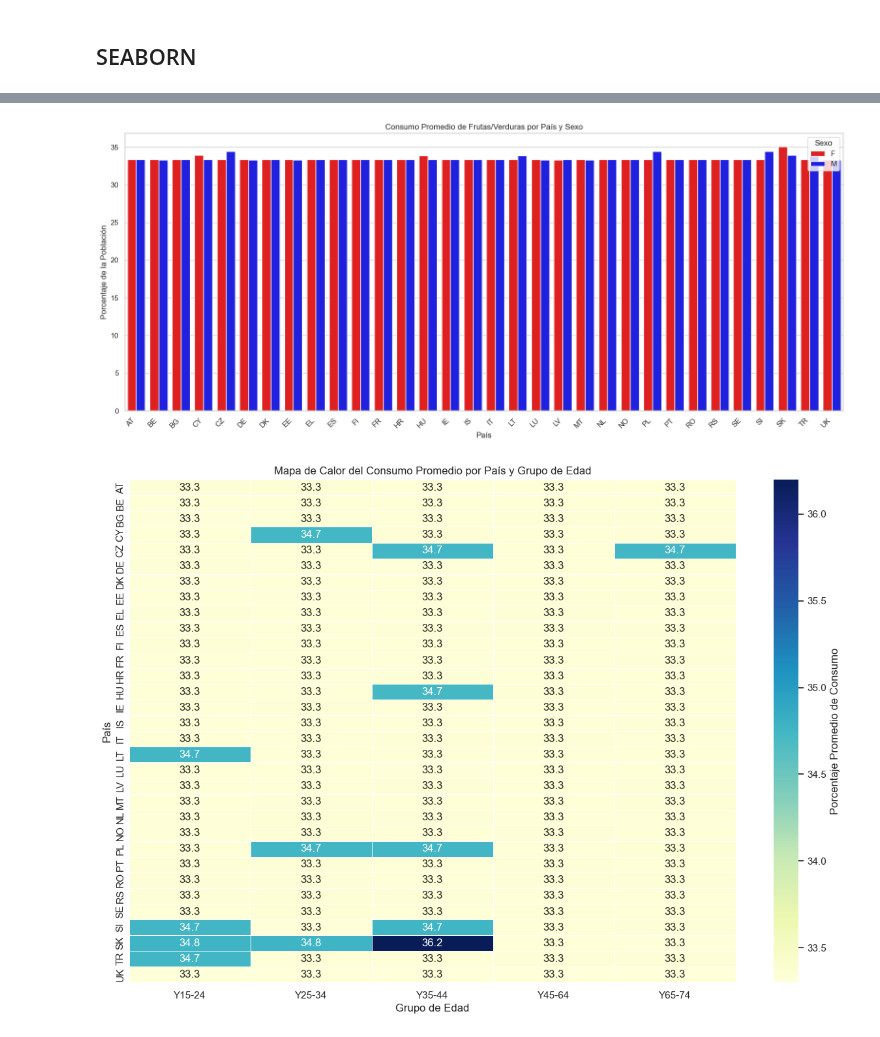
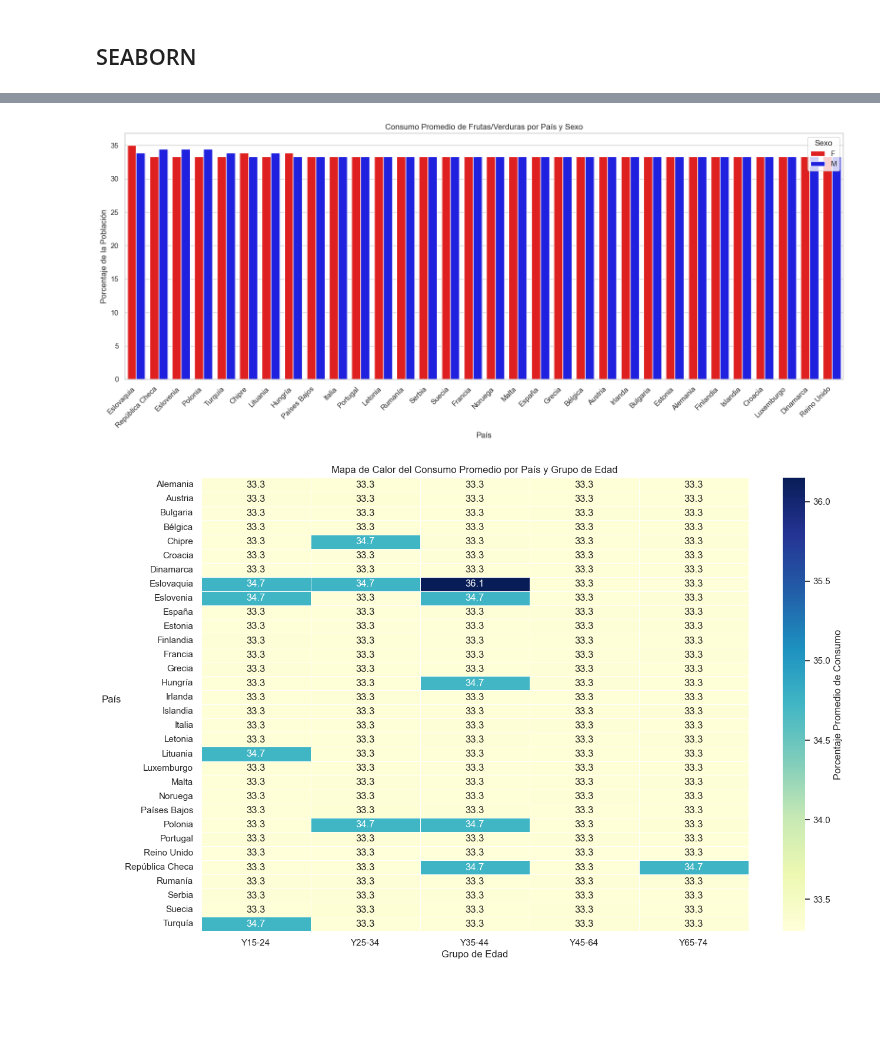
Before and after one commit to AntonioDavid333/Mental-Health-Data-Analysis, a Jupyter notebook: fruitsVegetablesConsumption.ipynb, the cells around one changed output, grey strips where cells are left out. Saved outputs shown, nothing was run; the diff lists cells and outputs as text; code cells hidden in the pictures; blank space fills up the shorter version.

```diff
--- a/fruitsVegetablesConsumption.ipynb
+++ b/fruitsVegetablesConsumption.ipynb
@@ -32,7 +32,7 @@ df.head()
 #EXTRAER EL ÚLTIMO AÑO
 ultimoAnio=df["time"].max()
 print("año:",ultimoAnio)
-df_LastYear=df[df["time"]==ultimoAnio]
+df_LastYear=df[(df["time"] >= 2014) & (df["time"] <= 2019)]
 print('Forma del Dataframe: ',df_LastYear.shape)
 print('Tamaño del Dataframe: ',df_LastYear.size)
 # %% [output]
@@ -389,6 +390,7 @@ mapa_paises = {
     'SE': 'Suecia',
     'SI': 'Eslovenia',
     'SK': 'Eslovaquia',
+    'IS': 'Islandia',
 
     # Países no UE o totales de grupos
     'GB': 'Reino Unido',
@@ -405,7 +407,8 @@ mapa_paises = {
 
 
 
-df_edadPais=df_limpio.groupby(["country","age"])["value"].mean().reset_index()
+df_edadPais=df_limpio.groupby(["country","time","age"])["value"].mean().reset_index()
+df_limpio["country"]=df_limpio["country"].replace(mapa_paises)
 
 # 1. Aplicar el reemplazo a la columna 'country' usando el diccionario de mapeo
 # El método .replace() es seguro y reemplazará solo las claves que encuentre.
@@ -512,10 +513,12 @@ Passing `palette` without assigning `hue` is deprecated and will be removed in v
 # %%
 #Preprocesamiento: Agrupar por país y sexo para el consumo promedio
-df_sex_pais = df_limpio.groupby(['country', 'sex'])['value'].mean().reset_index()
+df_2019 = df_limpio[df_limpio["time"] == 2019]
+df_sex_pais = df_2019.groupby(['country', 'sex'])['value'].mean().reset_index()
+
 
 plt.figure(figsize=(16, 7))
 sns.barplot(
-    data=df_sex_pais.loc[df_sex_pais['sex'].isin(['F', 'M'])], # Filtrar por F, M y TOTAL
+    data=df_sex_pais.loc[df_sex_pais['sex'].isin(['F', 'M'])].sort_values(by='value', ascending=False), # Filtrar por F, M y TOTAL
     x='country',
     y='value',
     hue='sex',#'sex' para separar las barras
@@ -529,26 +532,24 @@ plt.legend(title='Sexo')
 plt.tight_layout()
 plt.show()
 # %% [output]
-[figure, old version]
+[figure, new version]
 # %%
-# 1. Pivoteamos los datos para tener 'country' como índice, 'age' como columnas
-# y el valor promedio 'value' como contenido.
-df_heatmap = df_limpio.groupby(['country', 'age'])['value'].mean().unstack()
+
+df_heatmap = df_2019.groupby(['country', 'age'])['value'].mean().unstack()
 
 plt.figure(figsize=(15, 10))
-# Creamos el mapa de calor
 sns.heatmap(
     df_heatmap,
-    annot=True,       # Muestra el valor numérico en cada celda
-    fmt=".1f",        # Formato de un decimal
-    cmap="YlGnBu",    # Escala de color (Yellow-Green-Blue, ideal para datos de intensidad)
+    annot=True,       #MOSTRAR VALOR
+    fmt=".1f",
+    cmap="YlGnBu",    #Escala de color (Yellow-Green-Blue, ideal para datos de intensidad)
     linewidths=.5,    # Líneas para separar las celdas
     cbar_kws={'label': 'Porcentaje Promedio de Consumo'}
 )
 plt.title('Mapa de Calor del Consumo Promedio por País y Grupo de Edad')
 plt.xlabel('Grupo de Edad')
-plt.ylabel('País')
-plt.yticks(rotation=90, ha="center")
+plt.ylabel('País',rotation=0, ha="right")
+plt.yticks(rotation=0, ha="right")
 plt.show()
 # %% [output]
-[figure, old version]
+[figure, new version]
```
Also changed, not shown: parts of 15 cells of this notebook, 2 other files.
